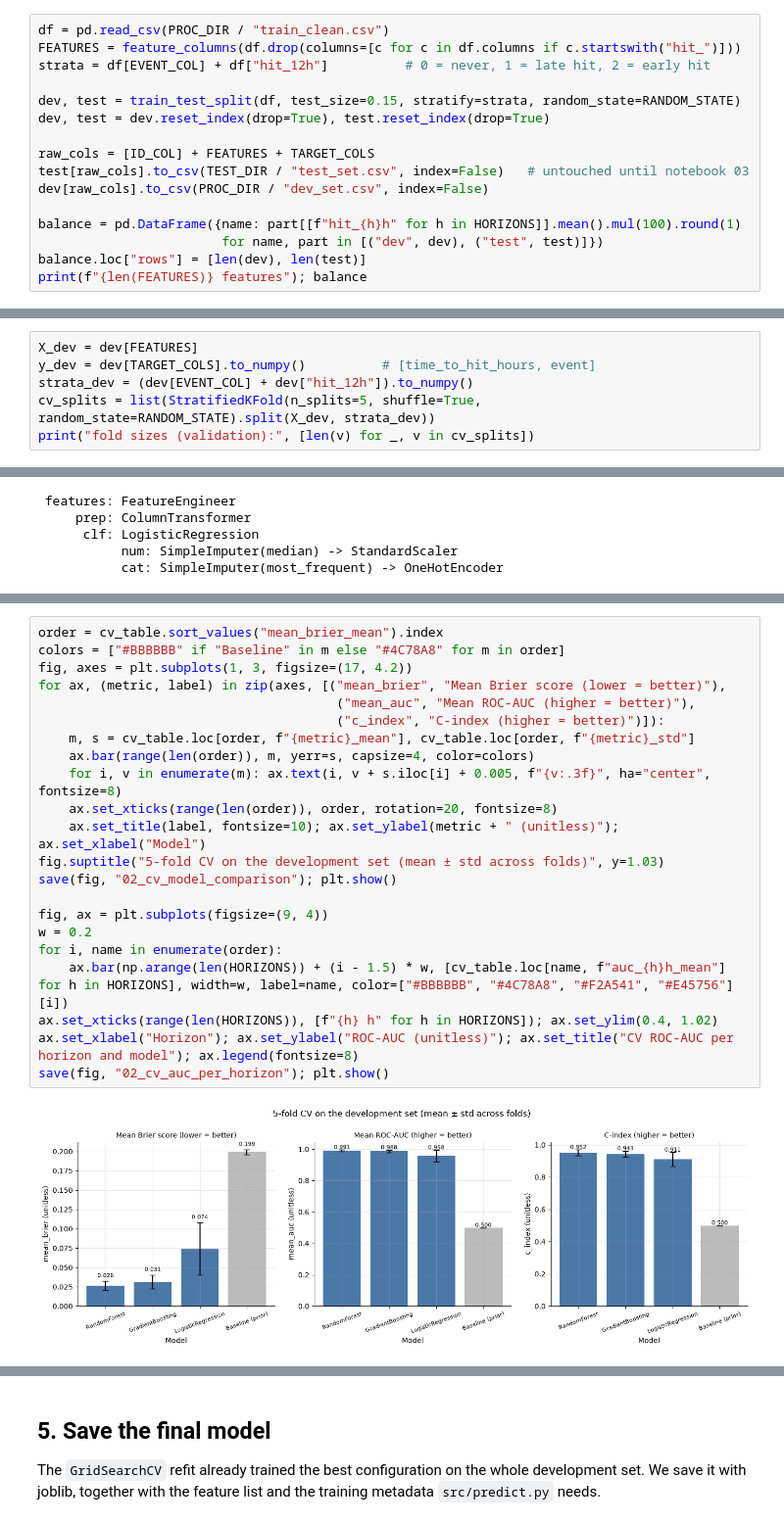
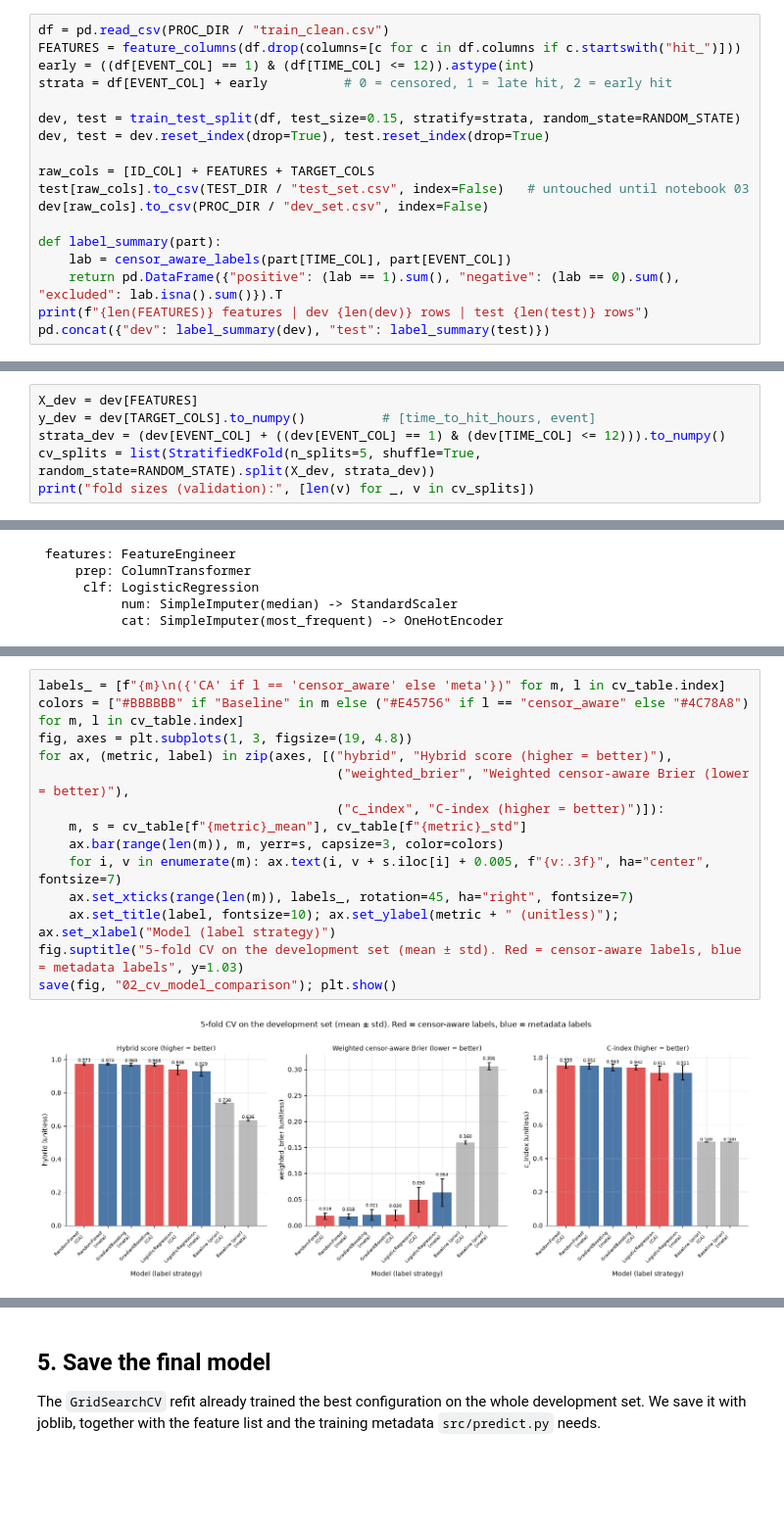
Before and after one commit to Re7absu/wildfire-evacuation-risk, a Jupyter notebook: notebooks/02_training.ipynb, the cells around one changed output, grey strips where cells are left out. Shown at 98% size. Cells and saved outputs as stored; diff of their text form; blank space fills up the shorter version.

```diff
--- a/notebooks/02_training.ipynb
+++ b/notebooks/02_training.ipynb
@@ -53,7 +65,8 @@ We stratify on a 3-level key (*never hit*, *hit after 12 h*, *hit within 12 h*),
 # %%
 df = pd.read_csv(PROC_DIR / "train_clean.csv")
 FEATURES = feature_columns(df.drop(columns=[c for c in df.columns if c.startswith("hit_")]))
-strata = df[EVENT_COL] + df["hit_12h"]          # 0 = never, 1 = late hit, 2 = early hit
+early = ((df[EVENT_COL] == 1) & (df[TIME_COL] <= 12)).astype(int)
+strata = df[EVENT_COL] + early          # 0 = censored, 1 = late hit, 2 = early hit
 
 dev, test = train_test_split(df, test_size=0.15, stratify=strata, random_state=RANDOM_STATE)
 dev, test = dev.reset_index(drop=True), test.reset_index(drop=True)
@@ -62,8 +75,9 @@ raw_cols = [ID_COL] + FEATURES + TARGET_COLS
 test[raw_cols].to_csv(TEST_DIR / "test_set.csv", index=False)   # untouched until notebook 03
 dev[raw_cols].to_csv(PROC_DIR / "dev_set.csv", index=False)
 
-balance = pd.DataFrame({name: part[[f"hit_{h}h" for h in HORIZONS]].mean().mul(100).round(1)
-                        for name, part in [("dev", dev), ("test", test)]})
-balance.loc["rows"] = [len(dev), len(test)]
-print(f"{len(FEATURES)} features"); balance
+def label_summary(part):
+    lab = censor_aware_labels(part[TIME_COL], part[EVENT_COL])
+    return pd.DataFrame({"positive": (lab == 1).sum(), "negative": (lab == 0).sum(), "excluded": lab.isna().sum()}).T
+print(f"{len(FEATURES)} features | dev {len(dev)} rows | test {len(test)} rows")
+pd.concat({"dev": label_summary(dev), "test": label_summary(test)})
 # %% [output]
@@ -79,7 +94,7 @@ Both splits keep about the same positive rate at every horizon. The test file is
 # %%
 X_dev = dev[FEATURES]
 y_dev = dev[TARGET_COLS].to_numpy()          # [time_to_hit_hours, event]
-strata_dev = (dev[EVENT_COL] + dev["hit_12h"]).to_numpy()
+strata_dev = (dev[EVENT_COL] + ((dev[EVENT_COL] == 1) & (dev[TIME_COL] <= 12))).to_numpy()
 cv_splits = list(StratifiedKFold(n_splits=5, shuffle=True, random_state=RANDOM_STATE).split(X_dev, strata_dev))
 print("fold sizes (validation):", [len(v) for _, v in cv_splits])
 # %% [output]
@@ -149,24 +171,16 @@ cv_table[show].sort_values("mean_brier_mean").round(4)
 # %%
-order = cv_table.sort_values("mean_brier_mean").index
-colors = ["#BBBBBB" if "Baseline" in m else "#4C78A8" for m in order]
-fig, axes = plt.subplots(1, 3, figsize=(17, 4.2))
-for ax, (metric, label) in zip(axes, [("mean_brier", "Mean Brier score (lower = better)"),
-                                       ("mean_auc", "Mean ROC-AUC (higher = better)"),
+labels_ = [f"{m}\n({'CA' if l == 'censor_aware' else 'meta'})" for m, l in cv_table.index]
+colors = ["#BBBBBB" if "Baseline" in m else ("#E45756" if l == "censor_aware" else "#4C78A8") for m, l in cv_table.index]
+fig, axes = plt.subplots(1, 3, figsize=(19, 4.8))
+for ax, (metric, label) in zip(axes, [("hybrid", "Hybrid score (higher = better)"),
+                                       ("weighted_brier", "Weighted censor-aware Brier (lower = better)"),
                                        ("c_index", "C-index (higher = better)")]):
-    m, s = cv_table.loc[order, f"{metric}_mean"], cv_table.loc[order, f"{metric}_std"]
-    ax.bar(range(len(order)), m, yerr=s, capsize=4, color=colors)
-    for i, v in enumerate(m): ax.text(i, v + s.iloc[i] + 0.005, f"{v:.3f}", ha="center", fontsize=8)
-    ax.set_xticks(range(len(order)), order, rotation=20, fontsize=8)
-    ax.set_title(label, fontsize=10); ax.set_ylabel(metric + " (unitless)"); ax.set_xlabel("Model")
-fig.suptitle("5-fold CV on the development set (mean ± std across folds)", y=1.03)
+    m, s = cv_table[f"{metric}_mean"], cv_table[f"{metric}_std"]
+    ax.bar(range(len(m)), m, yerr=s, capsize=3, color=colors)
+    for i, v in enumerate(m): ax.text(i, v + s.iloc[i] + 0.005, f"{v:.3f}", ha="center", fontsize=7)
+    ax.set_xticks(range(len(m)), labels_, rotation=45, ha="right", fontsize=7)
+    ax.set_title(label, fontsize=10); ax.set_ylabel(metric + " (unitless)"); ax.set_xlabel("Model (label strategy)")
+fig.suptitle("5-fold CV on the development set (mean ± std). Red = censor-aware labels, blue = metadata labels", y=1.03)
 save(fig, "02_cv_model_comparison"); plt.show()
-
-fig, ax = plt.subplots(figsize=(9, 4))
-w = 0.2
-for i, name in enumerate(order):
-    ax.bar(np.arange(len(HORIZONS)) + (i - 1.5) * w, [cv_table.loc[name, f"auc_{h}h_mean"] for h in HORIZONS], width=w, label=name, color=["#BBBBBB", "#4C78A8", "#F2A541", "#E45756"][i])
-ax.set_xticks(range(len(HORIZONS)), [f"{h} h" for h in HORIZONS]); ax.set_ylim(0.4, 1.02)
-ax.set_xlabel("Horizon"); ax.set_ylabel("ROC-AUC (unitless)"); ax.set_title("CV ROC-AUC per horizon and model"); ax.legend(fontsize=8)
-save(fig, "02_cv_auc_per_horizon"); plt.show()
 # %% [output]
-[figure, old version]
+[figure, new version]
```
Also changed, not shown: parts of 17 cells of this notebook, 25 other files.
